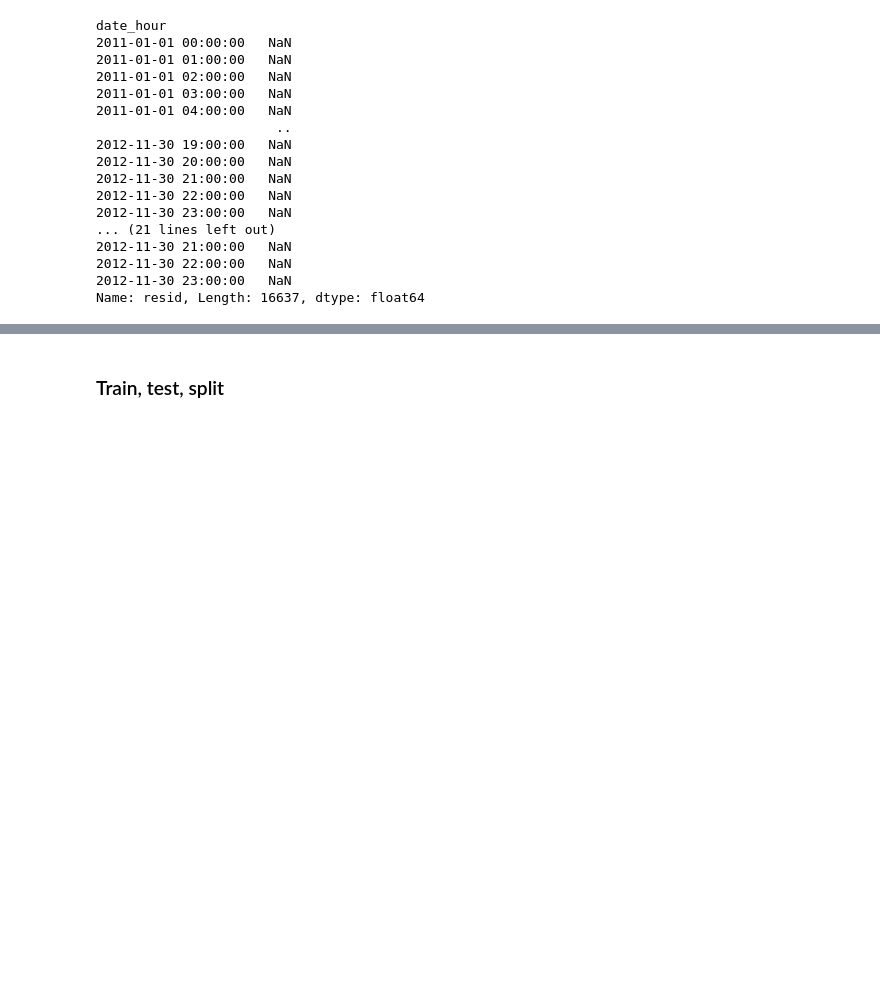
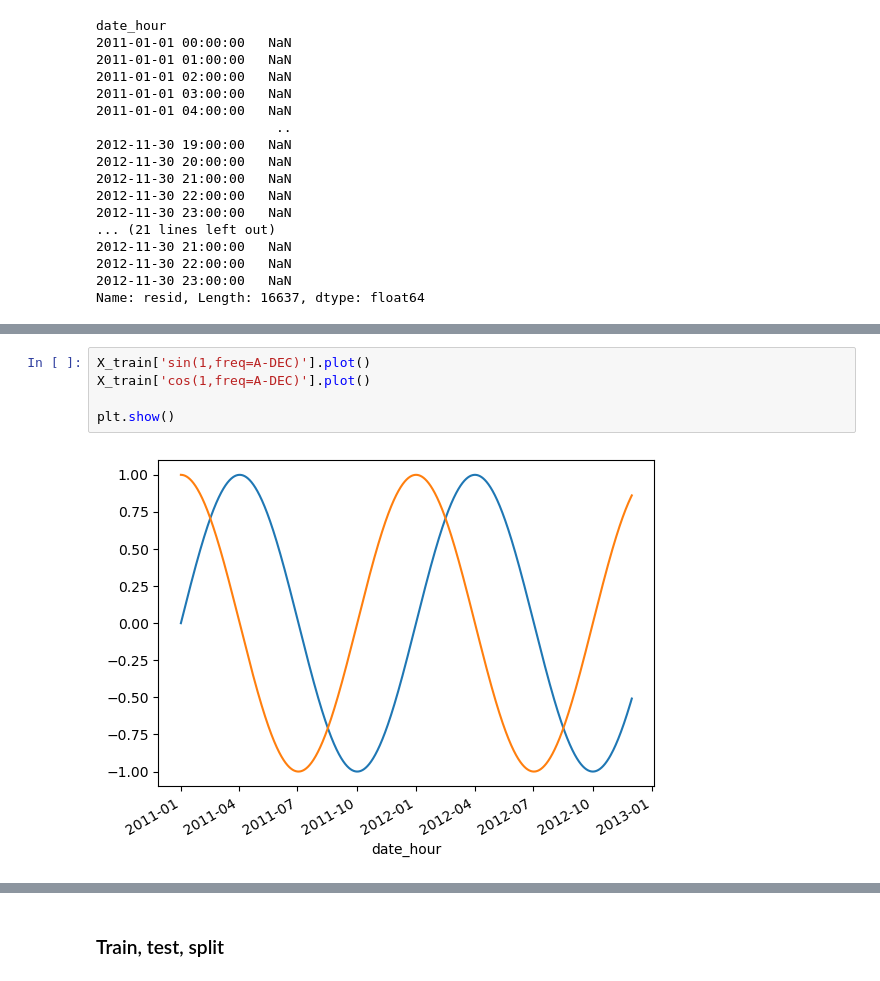
Before and after one commit to NimaGhafar/machine_learning_deurwaardes, a Jupyter notebook: Heethoofd_Portfolio.ipynb, the cells around one changed output, grey strips where cells are left out. Saved outputs shown, nothing was run; the diff lists cells and outputs as text; blank space fills up the shorter version.

```diff
--- a/Heethoofd_Portfolio.ipynb
+++ b/Heethoofd_Portfolio.ipynb
@@ -688,0 +634,7 @@ Name: cnt, Length: 168, dtype: float64
+# %%
+X_train['sin(1,freq=A-DEC)'].plot()
+X_train['cos(1,freq=A-DEC)'].plot()
+
+plt.show()
+# %% [output]
+[figure, added]
```
Also changed, not shown: parts of 20 cells of this notebook.
